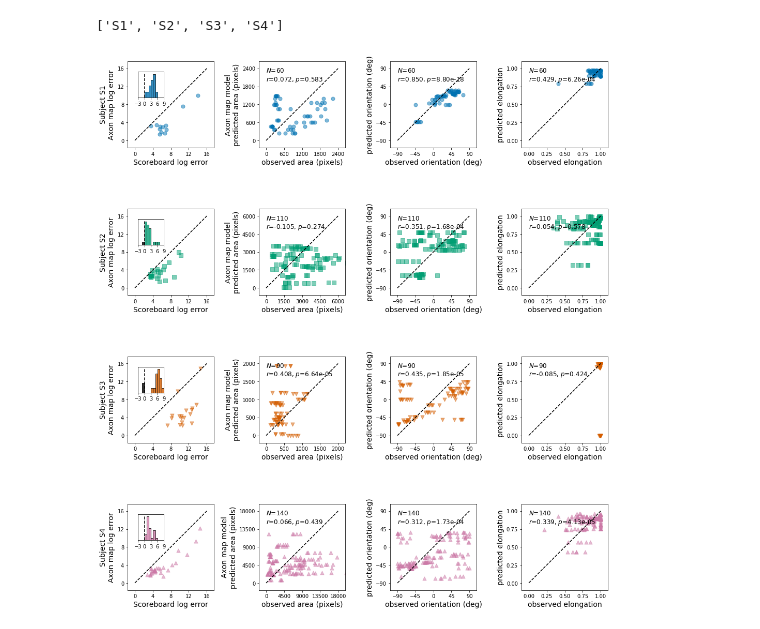
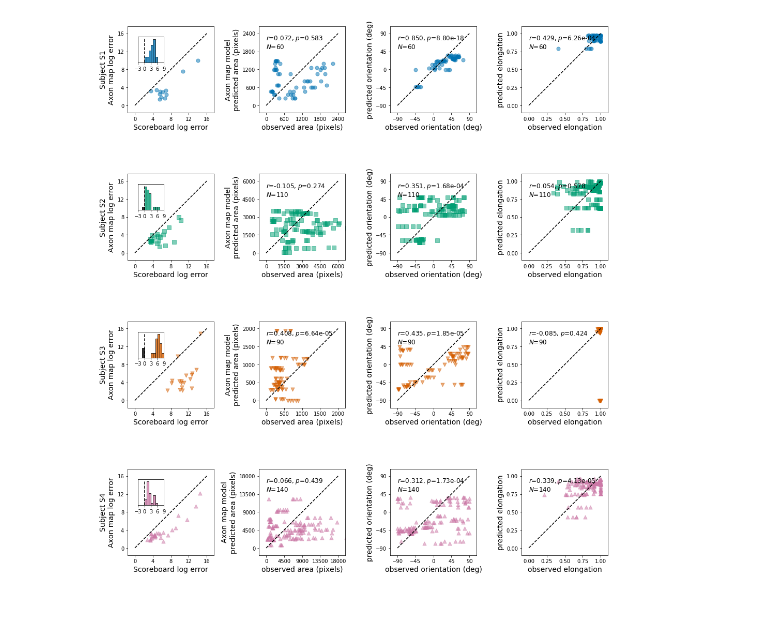
Before and after one commit to VisCog/ArgusShapes, a Jupyter notebook: figures/fig7-model-scatter.ipynb, the cells around one changed output. Drawn from its saved outputs; the diff is of its cells as text; code cells hidden in the pictures.

```diff
--- a/figures/fig7-model-scatter.ipynb
+++ b/figures/fig7-model-scatter.ipynb
@@ -40,0 +26,4 @@ files = argus_shapes.extract_best_pickle_files(results_dir, col_score, col_group
+# %%
+results_dir = '../results/trial1cv'
+col_score = 'best_train_score'
+col_groupby = ['subject', 'modelname', 'idx_fold']
@@ -54,9 +46,4 @@ for file in files:
 ytyp = pd.concat((pd.concat(y_true),
                   pd.concat(y_pred).add_suffix('_p')),
                  axis=1)
-# %%
-subjects = ytyp.subject.unique().tolist()
-subjects
-# %% [output]
-['S1', 'S2', 'S3', 'S4']
 # %%
@@ -91,35 +79,34 @@ for (subject, data), marker, color, ticks, axrow in zip(ytyp.groupby('subject'),
             axins = inset_axes(ax, width="30%", height="30%", loc=2, borderpad=2)
             n, bins, patches = axins.hist(np.log(xvals) - np.log(yvals),
                                           bins=12, range=(-3, 9),
                                           color=color, alpha=0.8)
             [patches[i].set_facecolor('k') for i in range(3)]
             [p.set_edgecolor('k') for p in patches]
             a = axins.axis()
             axins.plot([0, 0], [0, a[3]], 'k--')
             axins.set_yticks([])
             axins.set_xticks(np.linspace(-3, 9, num=5))
             axins.set_xlim(-3, 9)
         else:
             rows = data[data.modelname == 'C']
             ax.scatter(rows[col], rows[col + '_p'], marker=marker, s=50, c=color, alpha=0.5)
             ax.set_xlabel('observed %s' % label, fontsize=fs)
             ax.set_ylabel('predicted %s' % label, fontsize=fs)
             slope, intercept, rval, pval, _ = spst.linregress(rows[col], rows[col + '_p'])
             if pval >= 0.001:
-                ax.text(tick[0], tick[1], "$N$=%d\n$r$=%.3f, $p$=%.3f" % (len(rows), rval, pval),
+                ax.text(tick[0], tick[1], "$r$=%.3f, $p$=%.3f\n$N$=%d" % (rval, pval, len(rows)),
                         va='top', ha='left', fontsize=fs - 2)
             else:
-                ax.text(tick[0], tick[1], "$N$=%d\n$r$=%.3f, $p$=%.2e" % (len(rows), rval, pval),
+                ax.text(tick[0], tick[1], "$r$=%.3f, $p$=%.2e\n$N$=%d" % (rval, pval, len(rows)),
                         va='top', ha='left', fontsize=fs - 2)
         ax.plot([tick[0], tick[1]], [tick[0], tick[1]], 'k--')
         ax.axis('square')
         ax.set_xticks(np.linspace(*tick, num=5))
         ax.set_yticks(np.linspace(*tick, num=5))
         ax.set_xlim(*lim)
         ax.set_ylim(*lim)
     axrow[1].set_ylabel('Axon map model\npredicted %s' % labels[1], fontsize=fs)
 fig.tight_layout();
-fig.savefig('fig7-scatter-axonmap.eps')
-# fig.savefig('fig7-scatter-axonmap.png')
+fig.savefig('fig7-scatter.eps')
 # %% [output]
-[figure, old version]
+[figure, new version]
```
Also changed, not shown: parts of 6 cells of this notebook, 5 other files.
